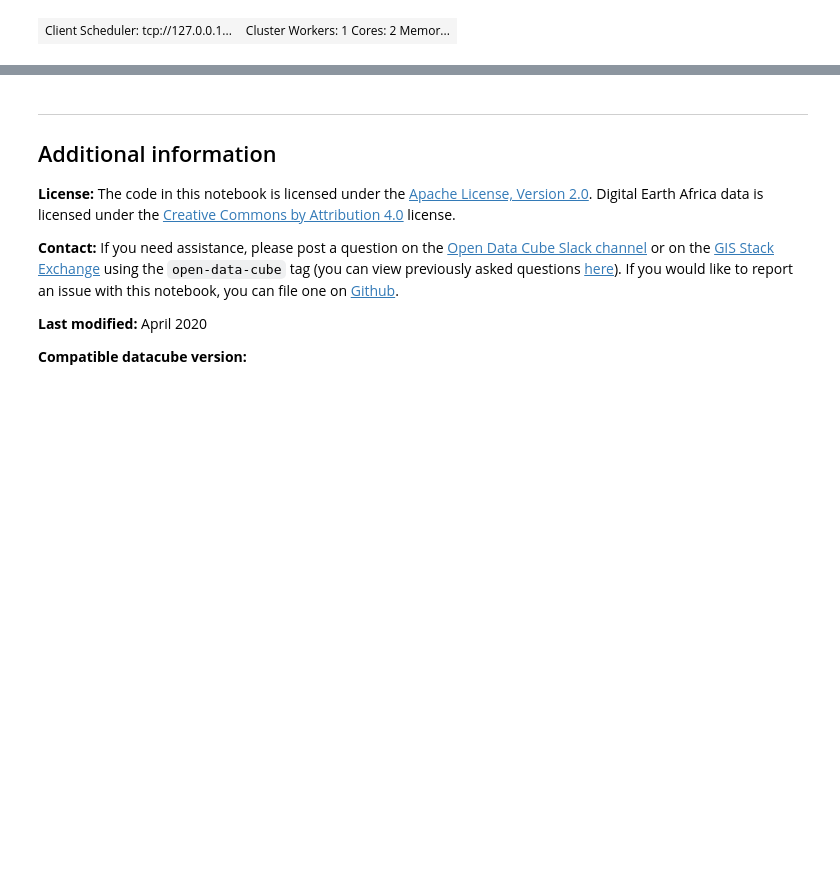
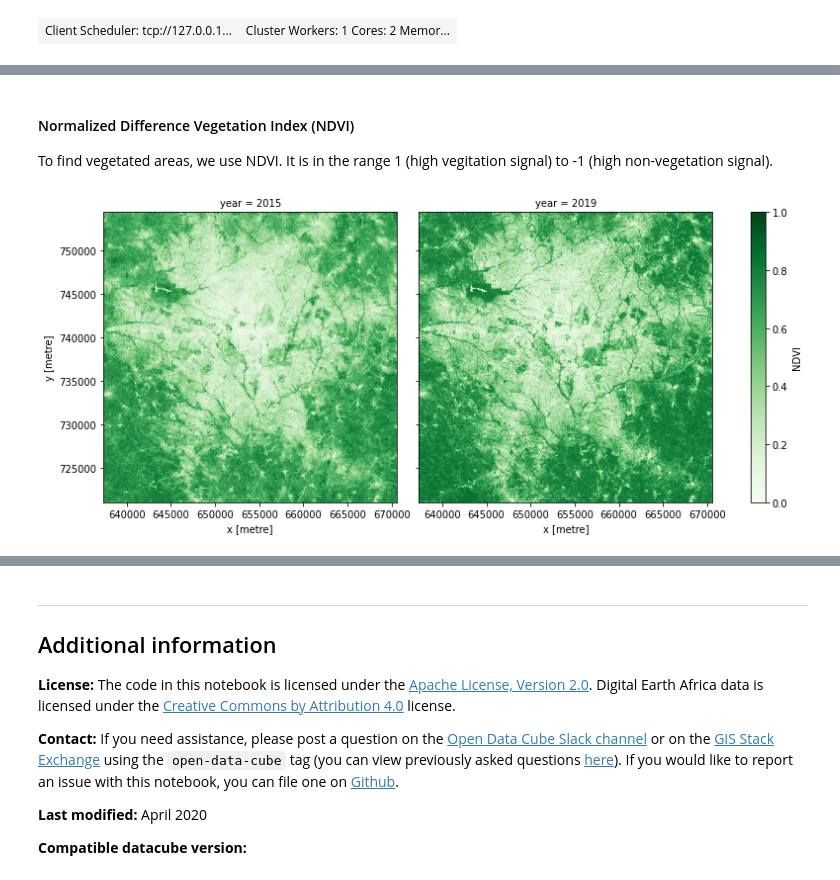
Before and after one commit to digitalearthafrica/deafrica-sandbox-notebooks, a Jupyter notebook: Frequently_used_code/DEA_urbanization.ipynb, the cells around one changed output, grey strips where cells are left out. Saved outputs shown, nothing was run; the diff lists cells and outputs as text; code cells hidden in the pictures; blank space fills up the shorter version.

```diff
--- a/Frequently_used_code/DEA_urbanization.ipynb
+++ b/Frequently_used_code/DEA_urbanization.ipynb
@@ -226,0 +302,15 @@ print(change_urban.values)
+# %% [markdown]
+#### Normalized Difference Vegetation Index (NDVI)
+
+To find vegetated areas, we use NDVI. It is in the range 1 (high vegitation signal) to -1 (high non-vegetation signal).
+# %%
+geomedian_with_indices.NDVI.plot(
+    col='year',
+    vmin=0,
+    vmax=1,
+    cmap='Greens',
+    figsize=(12, 5),
+    robust=True
+);
+# %% [output]
+[figure, added]
```
Also changed, not shown: parts of 52 cells of this notebook.
